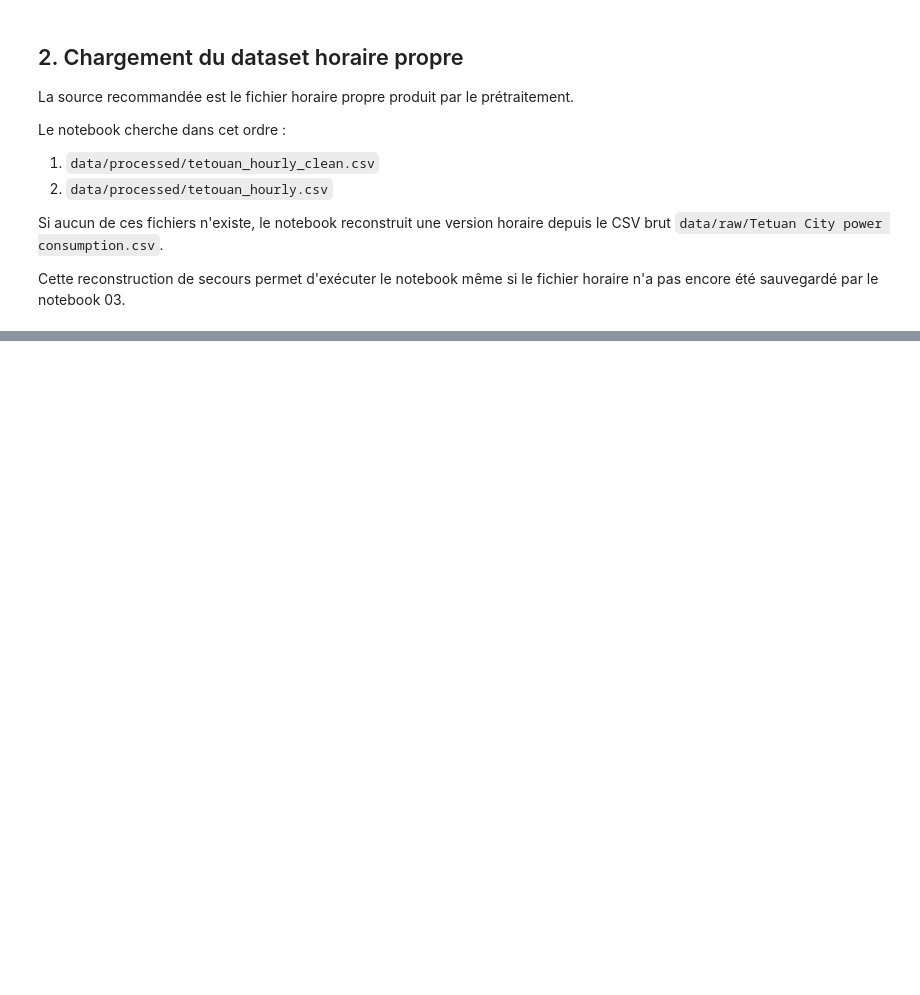
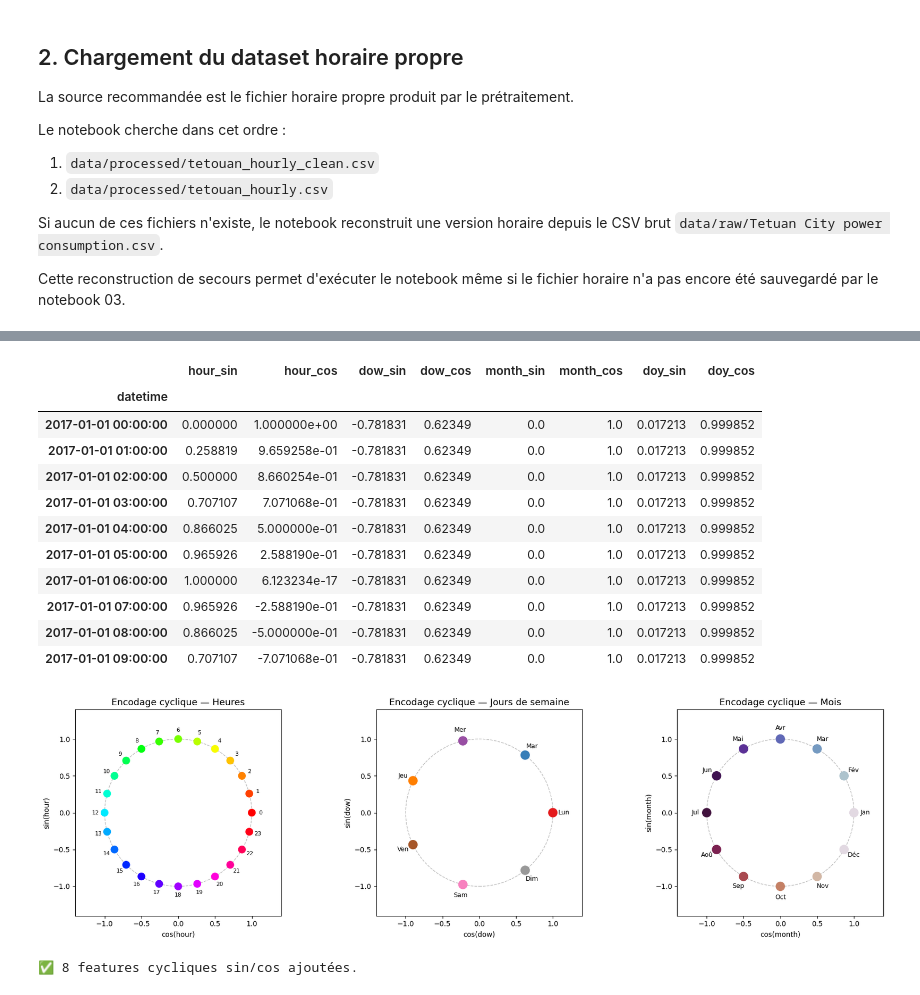
Before and after one commit to Badr-Bouymejjane/smart-city-energy-forecasting-tetouan, a Jupyter notebook: notebooks/04_feature_engineering.ipynb, the cells around one changed output, grey strips where cells are left out. Cells and saved outputs as stored; diff of their text form; code cells hidden in the pictures; blank space fills up the shorter version.

```diff
--- a/notebooks/04_feature_engineering.ipynb
+++ b/notebooks/04_feature_engineering.ipynb
@@ -631,0 +358,66 @@ Point méthodologique important : les variables d'activité humaine ne sont pas
+# %%
+# Application de l'encodage cyclique
+df_step = add_cyclical_features(df_step)
+
+cyclical_cols = ["hour_sin", "hour_cos", "dow_sin", "dow_cos",
+                 "month_sin", "month_cos", "doy_sin", "doy_cos"]
+print("Features cycliques créées :")
+display(df_step[cyclical_cols].head(10))
+
+# Visualisation : encodage cyclique de l'heure sur le cercle unitaire
+fig, axes = plt.subplots(1, 3, figsize=(18, 5))
+
+# Cercle des heures
+hours = np.arange(24)
+h_sin = np.sin(2 * np.pi * hours / 24)
+h_cos = np.cos(2 * np.pi * hours / 24)
+axes[0].scatter(h_cos, h_sin, c=hours, cmap="hsv", s=100, zorder=5)
+for h in hours:
+    axes[0].annotate(str(h), (h_cos[h]*1.12, h_sin[h]*1.12), ha="center", va="center", fontsize=8)
+circle = plt.Circle((0, 0), 1, fill=False, color="gray", linestyle="--", alpha=0.5)
+axes[0].add_patch(circle)
+axes[0].set_xlim(-1.4, 1.4)
+axes[0].set_ylim(-1.4, 1.4)
+axes[0].set_aspect("equal")
+axes[0].set_title("Encodage cyclique — Heures", fontsize=13)
+axes[0].set_xlabel("cos(hour)")
+axes[0].set_ylabel("sin(hour)")
+
+# Cercle des jours de semaine
+days = np.arange(7)
+d_sin = np.sin(2 * np.pi * days / 7)
+d_cos = np.cos(2 * np.pi * days / 7)
+axes[1].scatter(d_cos, d_sin, c=days, cmap="Set1", s=150, zorder=5)
+for d in days:
+    axes[1].annotate(day_labels[d], (d_cos[d]*1.15, d_sin[d]*1.15), ha="center", va="center", fontsize=9)
+circle2 = plt.Circle((0, 0), 1, fill=False, color="gray", linestyle="--", alpha=0.5)
+axes[1].add_patch(circle2)
+axes[1].set_xlim(-1.4, 1.4)
+axes[1].set_ylim(-1.4, 1.4)
+axes[1].set_aspect("equal")
+axes[1].set_title("Encodage cyclique — Jours de semaine", fontsize=13)
+axes[1].set_xlabel("cos(dow)")
+axes[1].set_ylabel("sin(dow)")
+
+# Cercle des mois
+months = np.arange(12)
+m_sin = np.sin(2 * np.pi * months / 12)
+m_cos = np.cos(2 * np.pi * months / 12)
+month_labels = ["Jan", "Fév", "Mar", "Avr", "Mai", "Jun", "Jul", "Aoû", "Sep", "Oct", "Nov", "Déc"]
+axes[2].scatter(m_cos, m_sin, c=months, cmap="twilight", s=150, zorder=5)
+for m in months:
+    axes[2].annotate(month_labels[m], (m_cos[m]*1.15, m_sin[m]*1.15), ha="center", va="center", fontsize=9)
+circle3 = plt.Circle((0, 0), 1, fill=False, color="gray", linestyle="--", alpha=0.5)
+axes[2].add_patch(circle3)
+axes[2].set_xlim(-1.4, 1.4)
+axes[2].set_ylim(-1.4, 1.4)
+axes[2].set_aspect("equal")
+axes[2].set_title("Encodage cyclique — Mois", fontsize=13)
+axes[2].set_xlabel("cos(month)")
+axes[2].set_ylabel("sin(month)")
+
+plt.tight_layout()
+plt.show()
+
+print(f"\n✅ {len(cyclical_cols)} features cycliques sin/cos ajoutées.")
+# %% [output]
@@ -631,0 +425,14 @@ Point méthodologique important : les variables d'activité humaine ne sont pas
+|  | hour_sin | hour_cos | dow_sin | dow_cos | month_sin | month_cos | doy_sin | doy_cos |
+| datetime |  |  |  |  |  |  |  |  |
+| 2017-01-01 00:00:00 | 0.000000 | 1.000000e+00 | -0.781831 | 0.62349 | 0.0 | 1.0 | 0.017213 | 0.999852 |
+| 2017-01-01 01:00:00 | 0.258819 | 9.659258e-01 | -0.781831 | 0.62349 | 0.0 | 1.0 | 0.017213 | 0.999852 |
+| 2017-01-01 02:00:00 | 0.500000 | 8.660254e-01 | -0.781831 | 0.62349 | 0.0 | 1.0 | 0.017213 | 0.999852 |
+| 2017-01-01 03:00:00 | 0.707107 | 7.071068e-01 | -0.781831 | 0.62349 | 0.0 | 1.0 | 0.017213 | 0.999852 |
+| 2017-01-01 04:00:00 | 0.866025 | 5.000000e-01 | -0.781831 | 0.62349 | 0.0 | 1.0 | 0.017213 | 0.999852 |
+| 2017-01-01 05:00:00 | 0.965926 | 2.588190e-01 | -0.781831 | 0.62349 | 0.0 | 1.0 | 0.017213 | 0.999852 |
+| 2017-01-01 06:00:00 | 1.000000 | 6.123234e-17 | -0.781831 | 0.62349 | 0.0 | 1.0 | 0.017213 | 0.999852 |
+| 2017-01-01 07:00:00 | 0.965926 | -2.588190e-01 | -0.781831 | 0.62349 | 0.0 | 1.0 | 0.017213 | 0.999852 |
+| 2017-01-01 08:00:00 | 0.866025 | -5.000000e-01 | -0.781831 | 0.62349 | 0.0 | 1.0 | 0.017213 | 0.999852 |
+| 2017-01-01 09:00:00 | 0.707107 | -7.071068e-01 | -0.781831 | 0.62349 | 0.0 | 1.0 | 0.017213 | 0.999852 |
+[figure, added]
+✅ 8 features cycliques sin/cos ajoutées.
```
Also changed, not shown: parts of 69 cells of this notebook, 20 other files.
